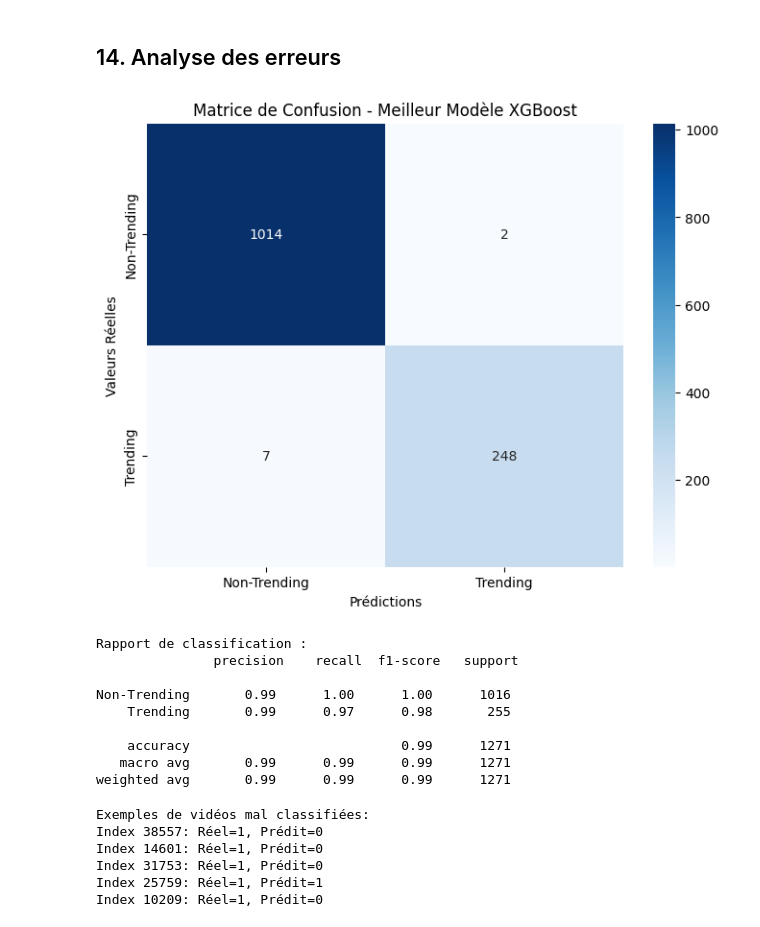
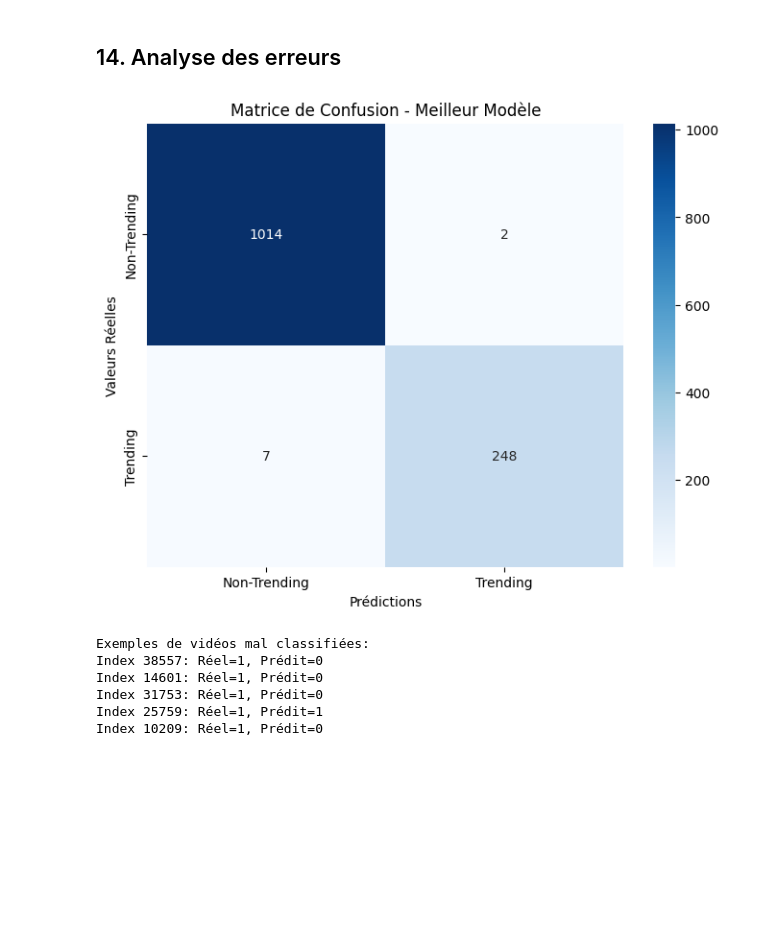
Before and after one commit to Fadila04/classification-IA, a Jupyter notebook: projet-ml-youtube-trending-68b010e7b5bc2532236423.ipynb, the cells around one changed output. Drawn from its saved outputs; the diff is of its cells as text; code cells hidden in the pictures; blank space fills up the shorter version.

Commit message:
section 15

```diff
--- a/projet-ml-youtube-trending-68b010e7b5bc2532236423.ipynb
+++ b/projet-ml-youtube-trending-68b010e7b5bc2532236423.ipynb
@@ -896,54 +896,27 @@ Meilleur score CV: 0.9729272659974265
 # %%
 # VOTRE CODE ICI - Section 14.1
 import matplotlib.pyplot as plt
 import seaborn as sns
 from sklearn.metrics import confusion_matrix
 # # Exemple: matrice de confusion pour le meilleur modèle (remplacez best_rf_pred)
-cm = confusion_matrix(y_test, best_rf_pred)
+
+#  Prédictions avec le meilleur modèle XGBoost
+y_pred = best_xgb.predict(X_test)#y_pred : remplir avec les prédictions du meilleur modèle XGBoost après l'hyperparamètre tuning
+
+# Créer la matrice de confusion
+cm = confusion_matrix(y_test, y_pred)
+
+# Visualisation
 plt.figure(figsize=(8, 6))
-sns.heatmap(cm, annot=True, fmt='d', cmap='Blues',
+sns.heatmap(cm, annot=True, fmt='d', cmap='Blues',# fmt='d' : pour afficher les nombres entiers dans chaque cellule, car la matrice de confusion contient des comptes,
             xticklabels=['Non-Trending', 'Trending'],
             yticklabels=['Non-Trending', 'Trending'])
 plt.title('Matrice de Confusion - Meilleur Modèle')
-plt.ylabel('Valeurs Réelles')
+plt.ylabel('Valeurs Réelles')#plt.: pour ajouter un label à l'axe y
 plt.xlabel('Prédictions')
 plt.show()
+# %% [output]
+[figure, added]
-# %%
-# VOTRE CODE ICI - Section 14.1
-
-import matplotlib.pyplot as plt
-import seaborn as sns
-from sklearn.metrics import confusion_matrix, classification_report
-
-#  Prédictions avec le meilleur modèle XGBoost
-y_pred = best_xgb.predict(X_test)#y_pred : remplir avec les prédictions du meilleur modèle XGBoost après l'hyperparamètre tuning
-
-# Créer la matrice de confusion
-cm = confusion_matrix(y_test, y_pred)
-
-# Visualisation
-plt.figure(figsize=(8, 6))
-sns.heatmap(cm, annot=True, fmt='d', cmap='Blues',
-            xticklabels=['Non-Trending', 'Trending'],
-            yticklabels=['Non-Trending', 'Trending'])
-plt.title('Matrice de Confusion - Meilleur Modèle XGBoost')
-plt.ylabel('Valeurs Réelles')
-plt.xlabel('Prédictions')
-plt.show()
-
-# Rapport détaillé : précision, rappel, F1-score par classe
-print("Rapport de classification :\n", classification_report(y_test, y_pred, target_names=['Non-Trending', 'Trending']))
-# %% [output]
-[figure, removed]
-Rapport de classification :
-               precision    recall  f1-score   support
-
-Non-Trending       0.99      1.00      1.00      1016
-    Trending       0.99      0.97      0.98       255
-
-    accuracy                           0.99      1271
-   macro avg       0.99      0.99      0.99      1271
-weighted avg       0.99      0.99      0.99      1271
 # %%
 # VOTRE CODE ICI - Section 14.2
 # Identifier les exemples mal classifiés avec XGBoost
```
Also changed, not shown: parts of 8 cells of this notebook, 2 other files.
